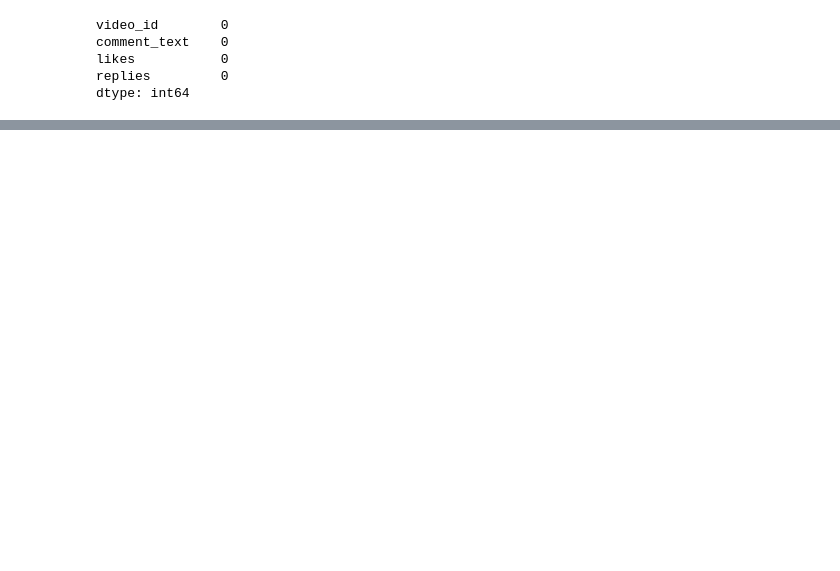
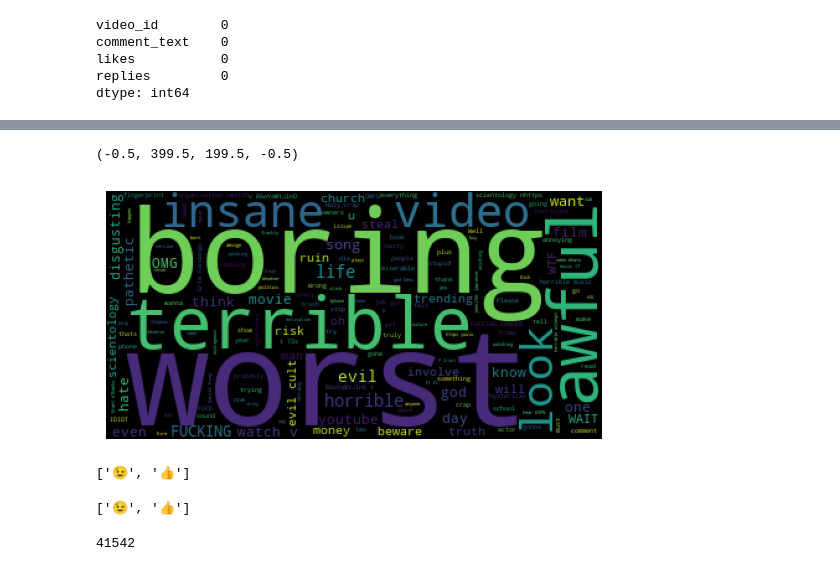
Before and after one commit to gomez-fernando/youtube-sentiment-data-analysis, a Jupyter notebook: youtube_analysis.ipynb, the cells around one changed output, grey strips where cells are left out. Saved outputs shown, nothing was run; the diff lists cells and outputs as text; code cells hidden in the pictures; blank space fills up the shorter version.

```diff
--- a/youtube_analysis.ipynb
+++ b/youtube_analysis.ipynb
@@ -34,0 +147,4 @@ dtype: int64
+# %%
+filter2 = comments['polarity'] == -1
+# %%
+comments_negative = comments[filter2]
@@ -34,0 +190,6 @@ dtype: int64
+# %%
+plt.imshow(wordcloud_negative)
+plt.axis('off')
+# %% [output]
+(-0.5, 399.5, 199.5, -0.5)
+[figure, added]
@@ -34,0 +198,13 @@ dtype: int64
+# %%
+# list comprehension
+[char for char in comment if char in emoji.EMOJI_DATA]
+# %% [output]
+['😉', '👍']
+# %%
+emoji_list = []
+for char in comment:
+    if char in emoji.EMOJI_DATA:
+        emoji_list.append(char)
+emoji_list
+# %% [output]
+['😉', '👍']
@@ -34,0 +218,5 @@ dtype: int64
+# %%
+len(all_emojis_list)
+# all_emojis_list
+# %% [output]
+41542
```
Also changed, not shown: parts of 39 cells of this notebook, 2 other files.
